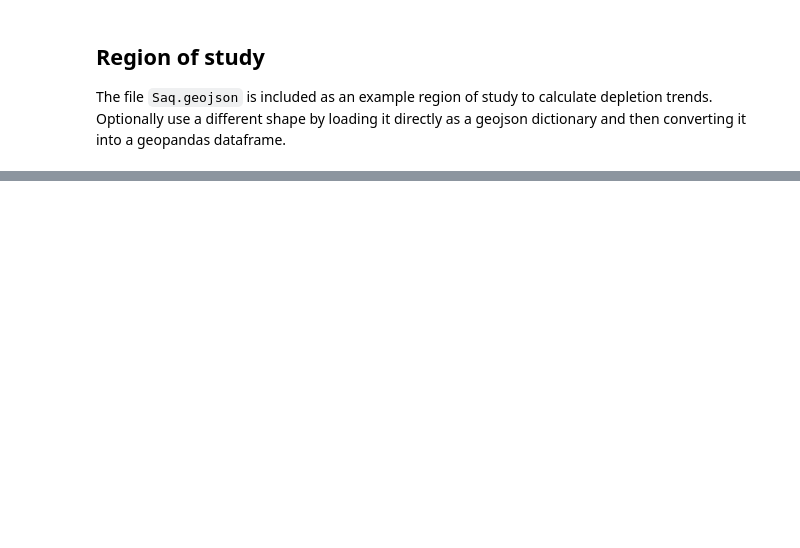
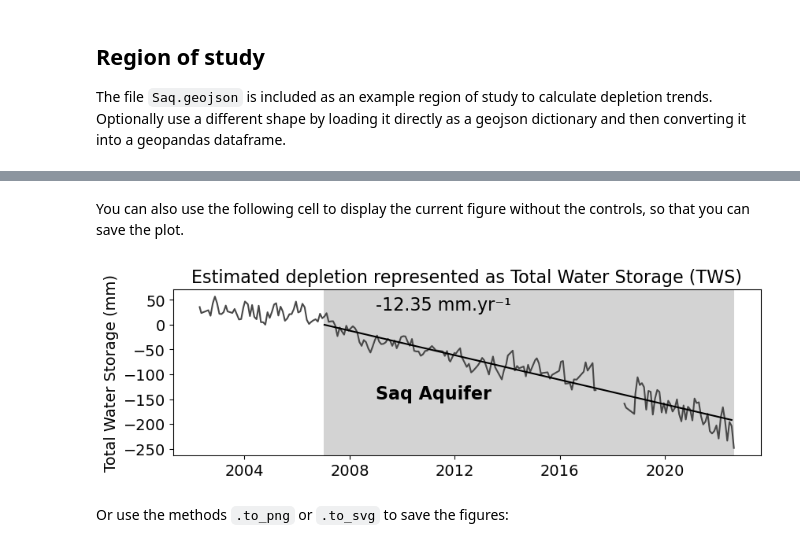
Before and after one commit to lopezvoliver/grace_mascon, a Jupyter notebook: index.ipynb, the cells around one changed output, grey strips where cells are left out. Cells and saved outputs as stored; diff of their text form; code cells hidden in the pictures; blank space fills up the shorter version.

```diff
--- a/index.ipynb
+++ b/index.ipynb
@@ -257,0 +54,6 @@ HBox(children=(DatePicker(value=Timestamp('2007-01-01 00:00:00', freq='D'), step
+# %%
+import geopandas as gpd
+import grace_mascon
+csr_file="CSR_GRACE_GRACE-FO_RL06_Mascons_all-corrections_v02.nc"
+shp = gpd.read_file("Saq.geojson")
+data = grace_mascon.trend(csr_file, shp)
@@ -257,0 +91,8 @@ HBox(children=(DatePicker(value=Timestamp('2007-01-01 00:00:00', freq='D'), step
+# %% [markdown]
+You can also use the following cell to display the current figure without the controls, so that you can save the plot.
+# %%
+data.fig
+# %% [output]
+[figure, added]
+# %% [markdown]
+Or use the methods `.to_png` or `.to_svg` to save the figures:
```
Also changed, not shown: parts of 18 cells of this notebook, 2 other files.
